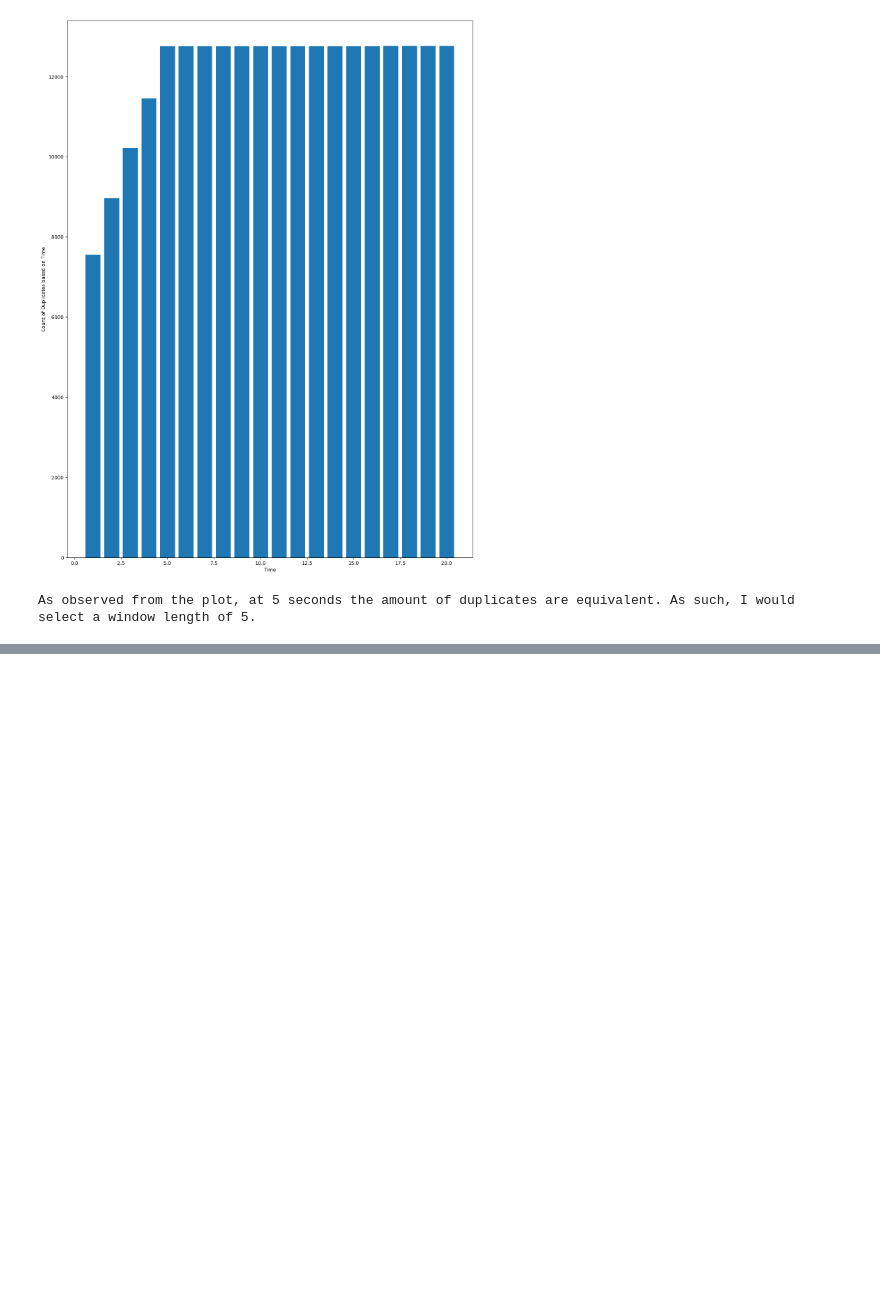
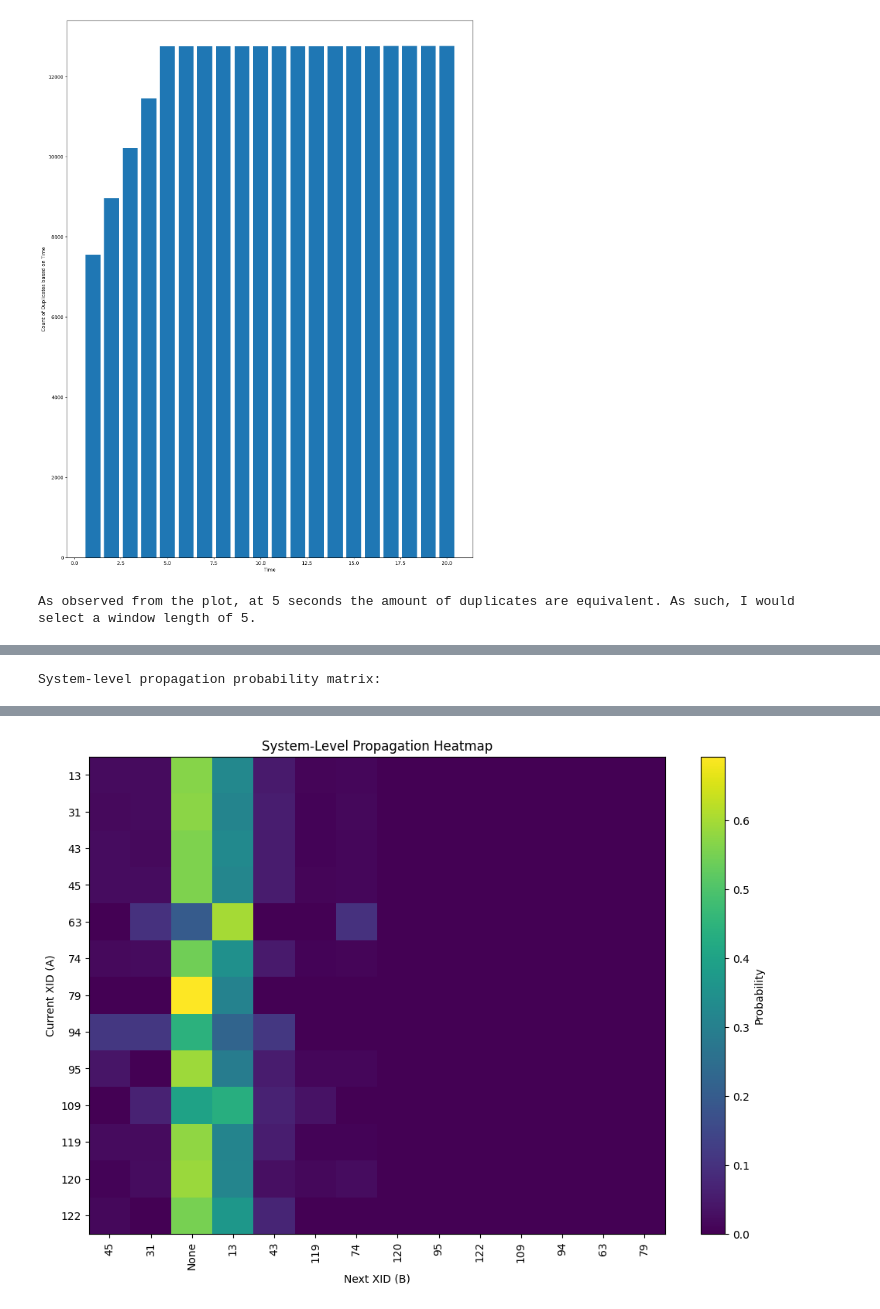
Before and after one commit to s1oly/GPUFailureAnalysis, a Jupyter notebook: project_1.ipynb, the cells around one changed output, grey strips where cells are left out. Cells and saved outputs as stored; diff of their text form; code cells hidden in the pictures; blank space fills up the shorter version.

```diff
--- a/project_1.ipynb
+++ b/project_1.ipynb
@@ -624,0 +763,46 @@ Since XID 13 has the majority of the anchor nodes, it means that XID 13 is likel
+# %%
+#5b
+counts = defaultdict(lambda: defaultdict(int))
+
+for i in range(len(prop_df) - 1):
+    curr_xid = prop_df.loc[i, 'XID']
+    next_xid = prop_df.loc[i + 1, 'XID']
+
+    curr_time = prop_df.loc[i, 'Timestamp']
+    next_time = prop_df.loc[i + 1, 'Timestamp']
+
+    if next_time - curr_time <= 600:
+        counts[curr_xid][next_xid] += 1
+    else:
+        counts[curr_xid]['None'] += 1
+
+last_xid = prop_df.loc[len(prop_df) - 1, 'XID']
+counts[last_xid]['None'] += 1
+
+prob_matrix = {}
+
+for xid_a in counts:
+    total = sum(counts[xid_a].values())
+    prob_matrix[xid_a] = {}
+    for xid_b in counts[xid_a]:
+        prob_matrix[xid_a][xid_b] = counts[xid_a][xid_b] / total
+
+prob_df = pd.DataFrame(prob_matrix).fillna(0).T
+prob_df = prob_df.sort_index()
+
+print("System-level propagation probability matrix:")
+display(prob_df)
+
+plt.figure(figsize=(12, 8))
+plt.imshow(prob_df, aspect='auto')
+plt.colorbar(label='Probability')
+
+plt.xticks(range(len(prob_df.columns)), prob_df.columns, rotation=90)
+plt.yticks(range(len(prob_df.index)), prob_df.index)
+
+plt.xlabel('Next XID (B)')
+plt.ylabel('Current XID (A)')
+plt.title('System-Level Propagation Heatmap')
+plt.show()
+# %% [output]
+System-level propagation probability matrix:
@@ -624,0 +823 @@ Since XID 13 has the majority of the anchor nodes, it means that XID 13 is likel
+[figure, added]
```
Also changed, not shown: parts of 15 cells of this notebook.
